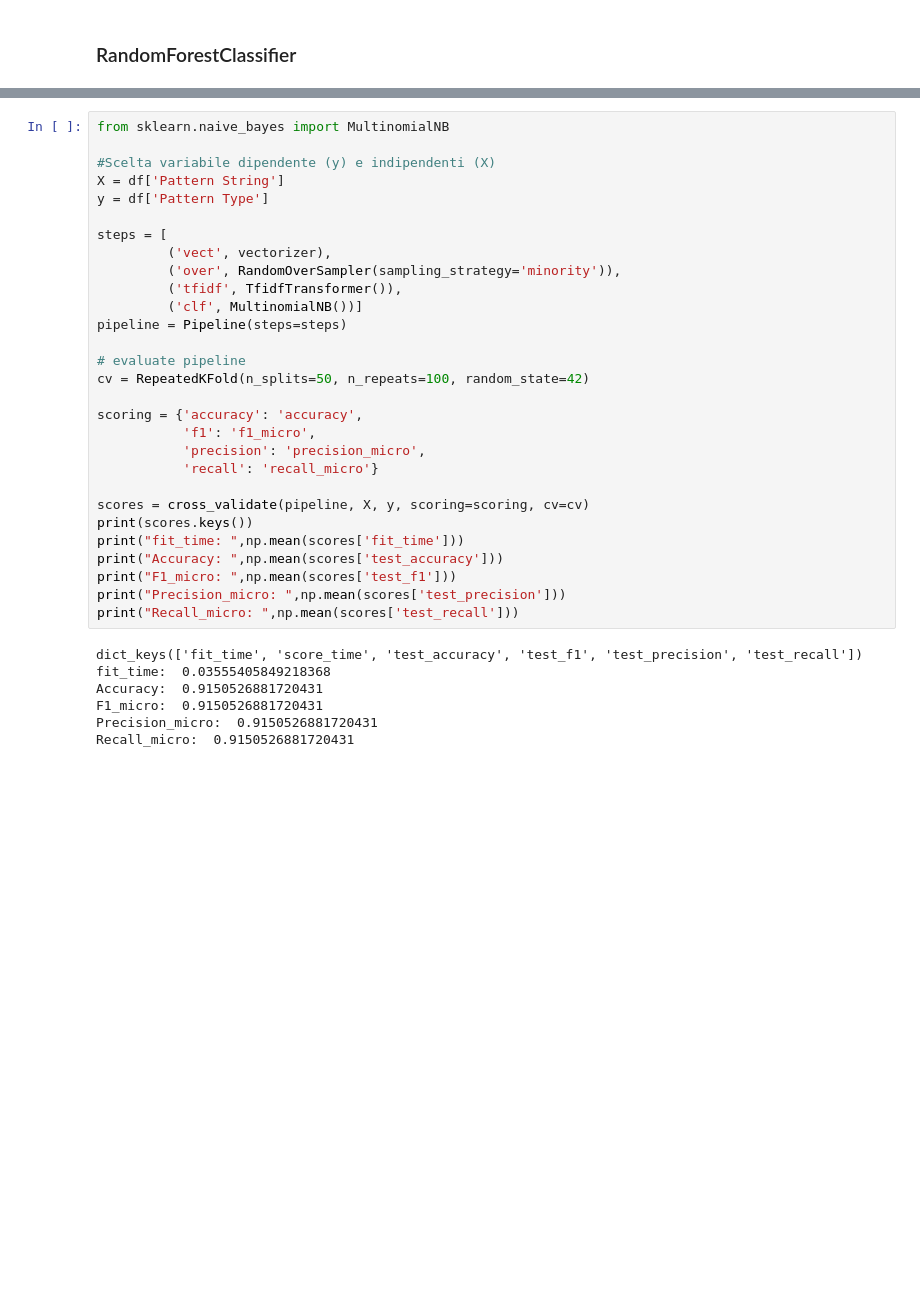
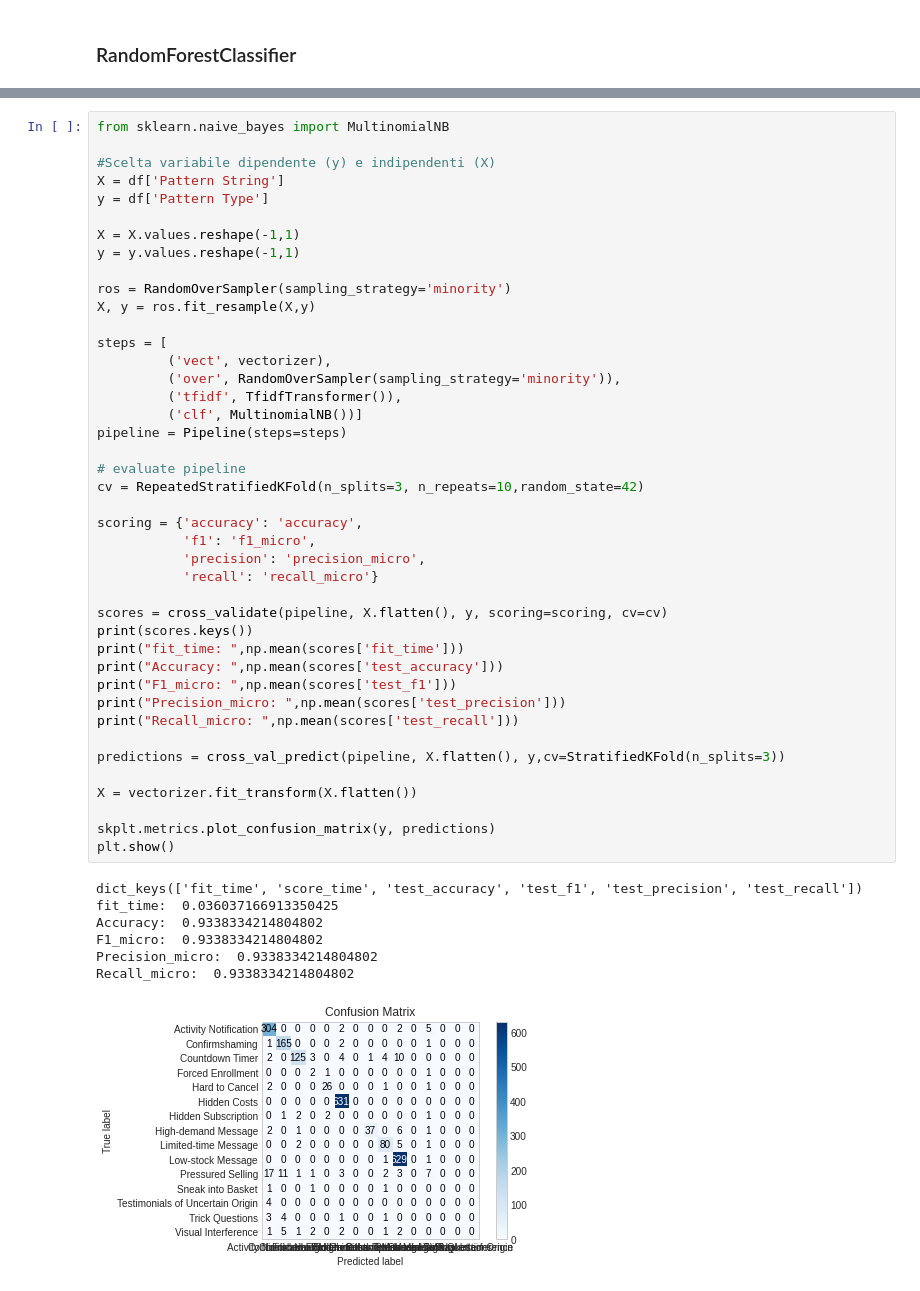
Before and after one commit to Everysimo/DarkPattern_Thesis, a Jupyter notebook: DarkPattern_Classifier.ipynb, the cells around one changed output, grey strips where cells are left out. Saved outputs shown, nothing was run; the diff lists cells and outputs as text; blank space fills up the shorter version.

```diff
--- a/DarkPattern_Classifier.ipynb
+++ b/DarkPattern_Classifier.ipynb
@@ -198,36 +239,50 @@ Multinomial Naive Bayes
 # %%
 from sklearn.naive_bayes import MultinomialNB
 
 #Scelta variabile dipendente (y) e indipendenti (X)
 X = df['Pattern String']
 y = df['Pattern Type']
+
+X = X.values.reshape(-1,1)
+y = y.values.reshape(-1,1)
+
+ros = RandomOverSampler(sampling_strategy='minority')
+X, y = ros.fit_resample(X,y)
 
 steps = [
          ('vect', vectorizer),
          ('over', RandomOverSampler(sampling_strategy='minority')),
          ('tfidf', TfidfTransformer()),
          ('clf', MultinomialNB())]
 pipeline = Pipeline(steps=steps)
 
 # evaluate pipeline
-cv = RepeatedKFold(n_splits=50, n_repeats=100, random_state=42)
+cv = RepeatedStratifiedKFold(n_splits=3, n_repeats=10,random_state=42)
 
 scoring = {'accuracy': 'accuracy',
            'f1': 'f1_micro',
            'precision': 'precision_micro',
            'recall': 'recall_micro'}
 
-scores = cross_validate(pipeline, X, y, scoring=scoring, cv=cv)
+scores = cross_validate(pipeline, X.flatten(), y, scoring=scoring, cv=cv)
 print(scores.keys())
 print("fit_time: ",np.mean(scores['fit_time']))
 print("Accuracy: ",np.mean(scores['test_accuracy']))
 print("F1_micro: ",np.mean(scores['test_f1']))
 print("Precision_micro: ",np.mean(scores['test_precision']))
 print("Recall_micro: ",np.mean(scores['test_recall']))
+
+predictions = cross_val_predict(pipeline, X.flatten(), y,cv=StratifiedKFold(n_splits=3))
+
+X = vectorizer.fit_transform(X.flatten())
+
+skplt.metrics.plot_confusion_matrix(y, predictions)
+plt.show()
 # %% [output]
 dict_keys(['fit_time', 'score_time', 'test_accuracy', 'test_f1', 'test_precision', 'test_recall'])
-fit_time:  0.03555405849218368
-Accuracy:  0.9150526881720431
-F1_micro:  0.9150526881720431
-Precision_micro:  0.9150526881720431
-Recall_micro:  0.9150526881720431
+fit_time:  0.036037166913350425
+Accuracy:  0.9338334214804802
+F1_micro:  0.9338334214804802
+Precision_micro:  0.9338334214804802
+Recall_micro:  0.9338334214804802
+[figure, added]
```
Also changed, not shown: parts of 15 cells of this notebook.
